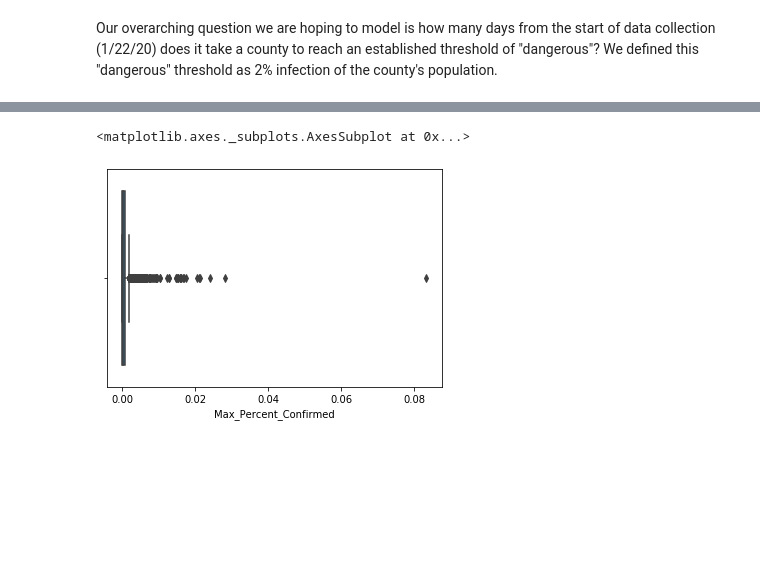
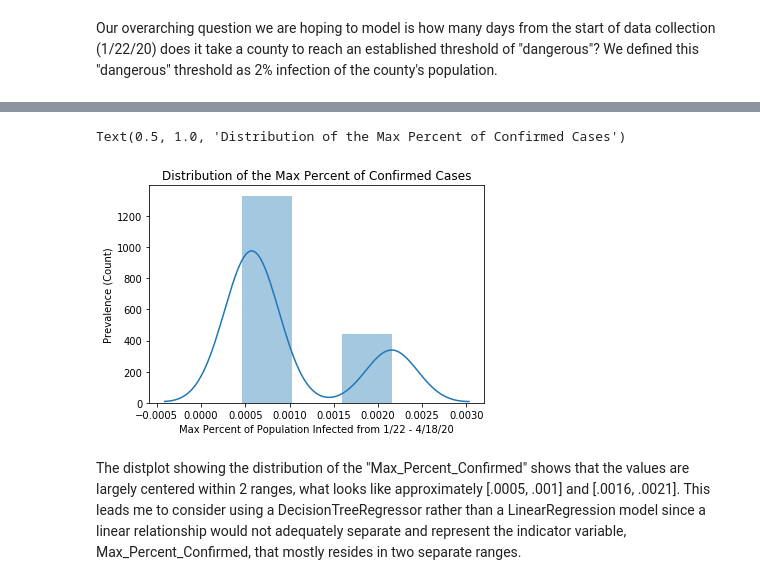
Before and after one commit to aislinliu/d100-final-proj, a Jupyter notebook: d100 final proj.ipynb, the cells around one changed output, grey strips where cells are left out. Cells and saved outputs as stored; diff of their text form; code cells hidden in the pictures; blank space fills up the shorter version.

```diff
--- a/d100 final proj.ipynb
+++ b/d100 final proj.ipynb
@@ -22,8 +24,7 @@ deaths.shape
 # %%
 abridged_counties = pd.read_csv("abridged_couties.csv")
 abridged_counties.head(30)
-#Some data cleaning for abridged_counties
-#What is a good value to replace NaN in this case??
+#FIRST: data cleaning for the Gregorian dates to datetime format
 #Convert the Gregorian dates to normal readable datetime format
 #Columns that need this: "stay at home", ">50 gatherings", ">500 gatherings", "public schools", "restaurant dine-in", "entertainment/gym", "federal guidelines", "foreign travel ban"
 #Had to write a method for this since the pd.Timestamp.fromordinal() method only takes in scalars
@@ -43,10 +44,9 @@ for column in gregorian:
 abridged_counties = abridged_counties.drop(["lat", "lon", "POP_LATITUDE", "POP_LONGITUDE", "CensusRegionName", "CensusDivisionName"], axis=1)
 abridged_counties
 print(abridged_counties.columns)
-# abridged_counties["#Hospitals"].fillna(0, inplace=True)
-#below are some interesting features I may want to look into
-#% Uninsured
-#SVIPercentile = the county's overall percentile ranking indicating the CDC's Social Vulnerability Index (SVI); higher ranking indicates greater social vulnerability
+#SECOND: normalizing # of hospitals in county so they are compared evenly by representing as hospitals per capita
+abridged_counties["Hospitals Per Capita"] = abridged_counties["#Hospitals"] / abridged_counties["PopulationEstimate2018"]
+abridged_counties["HPSAShortage"].value_counts()
 # %% [output]
 Index(['countyFIPS', 'STATEFP', 'COUNTYFP', 'CountyName', 'StateName', 'State',
        'Rural-UrbanContinuumCode2013', 'PopulationEstimate2018',
@@ -73,9 +85,8 @@ print("There are currently " + str(confirmed.isna().sum().sum()) + " NaN values
 confirmed["Admin2"].fillna("", inplace=True)
 confirmed["FIPS"].fillna(0, inplace=True)
 print("There are now " + str(confirmed.isna().sum().sum()) + " NaN values in confirmed")
-confirmed = confirmed.drop(["Lat", "Long_"], axis=1)
 print(confirmed.columns)
-confirmed.shape
+# confirmed.shape
 # %% [output]
 There are currently 11 NaN values in confirmed
 There are now 0 NaN values in confirmed
@@ -220,20 +258,25 @@ abridged_counties
 # %%
-population_estimates = abridged_counties[['countyFIPS', 'PopulationEstimate2018']]
+population_estimates = abridged_counties[['mortality2015-17Estimated', "HPSAShortage", "Rural-UrbanContinuumCode2013", "MedianAge2010", 'countyFIPS', '#Hospitals', 'PopulationEstimate2018', 'RespMortalityRate2014', 'HeartDiseaseMortality', 'dem_to_rep_ratio', "SVIPercentile", "Hospitals Per Capita"]]
+population_estimates["PopulationEstimate2018"].fillna(0).astype('int64', copy=False)
 confirmed_modified = confirmed.drop(['iso2', 'iso3', 'code3', 'FIPS', 'Province_State', 'Country_Region', 'Combined_Key'], axis='columns')
 confirmed_modified = confirmed_modified[confirmed_modified['Admin2'] != '']
 confirmed_modified = confirmed_modified[confirmed_modified['Admin2'] != 'Unassigned']
 find_max = confirmed_modified.drop(['Admin2'], axis='columns')
 find_max = find_max.set_index('UID')
 max_vals = find_max.max(axis=1).to_frame()
-max_vals
-confirmed
 confirmed_for_thresholds = confirmed[['UID', 'iso2', 'iso3', 'code3', 'FIPS', 'Admin2', 'Province_State', 'Country_Region', 'Combined_Key']].rename(columns={'FIPS': 'countyFIPS'})
 confirmed_for_thresholds['countyFIPS'] = confirmed_for_thresholds['countyFIPS'].astype('int64').astype('str')
 thresholds = confirmed_for_thresholds.merge(population_estimates, on='countyFIPS').dropna()
 thresholds = thresholds.merge(max_vals, on='UID')
 thresholds = thresholds.rename(columns={0: 'Max_Confirmed'})
 thresholds['Max_Percent_Confirmed'] = thresholds['Max_Confirmed'] / thresholds['PopulationEstimate2018']
-sns.boxplot(x=thresholds['Max_Percent_Confirmed'])
+thresholds = thresholds[thresholds["Max_Percent_Confirmed"] != 0]
+sns.distplot(thresholds["Max_Percent_Confirmed"], norm_hist=False)
+plt.ylabel("Prevalence (Count)")
+plt.xlabel("Max Percent of Population Infected from 1/22 - 4/18/20")
+plt.title("Distribution of the Max Percent of Confirmed Cases")
 # %% [output]
-<matplotlib.axes._subplots.AxesSubplot at 0x...>
+Text(0.5, 1.0, 'Distribution of the Max Percent of Confirmed Cases')
-[figure, old version]
+[figure, new version]
+# %% [markdown]
+The distplot showing the distribution of the "Max_Percent_Confirmed" shows that the values are largely centered within 2 ranges, what looks like approximately [.0005, .001] and [.0016, .0021]. This leads me to consider using a DecisionTreeRegressor rather than a LinearRegression model since a linear relationship would not adequately separate and represent the indicator variable, Max_Percent_Confirmed, that mostly resides in two separate ranges.
```
Also changed, not shown: parts of 34 cells of this notebook.
